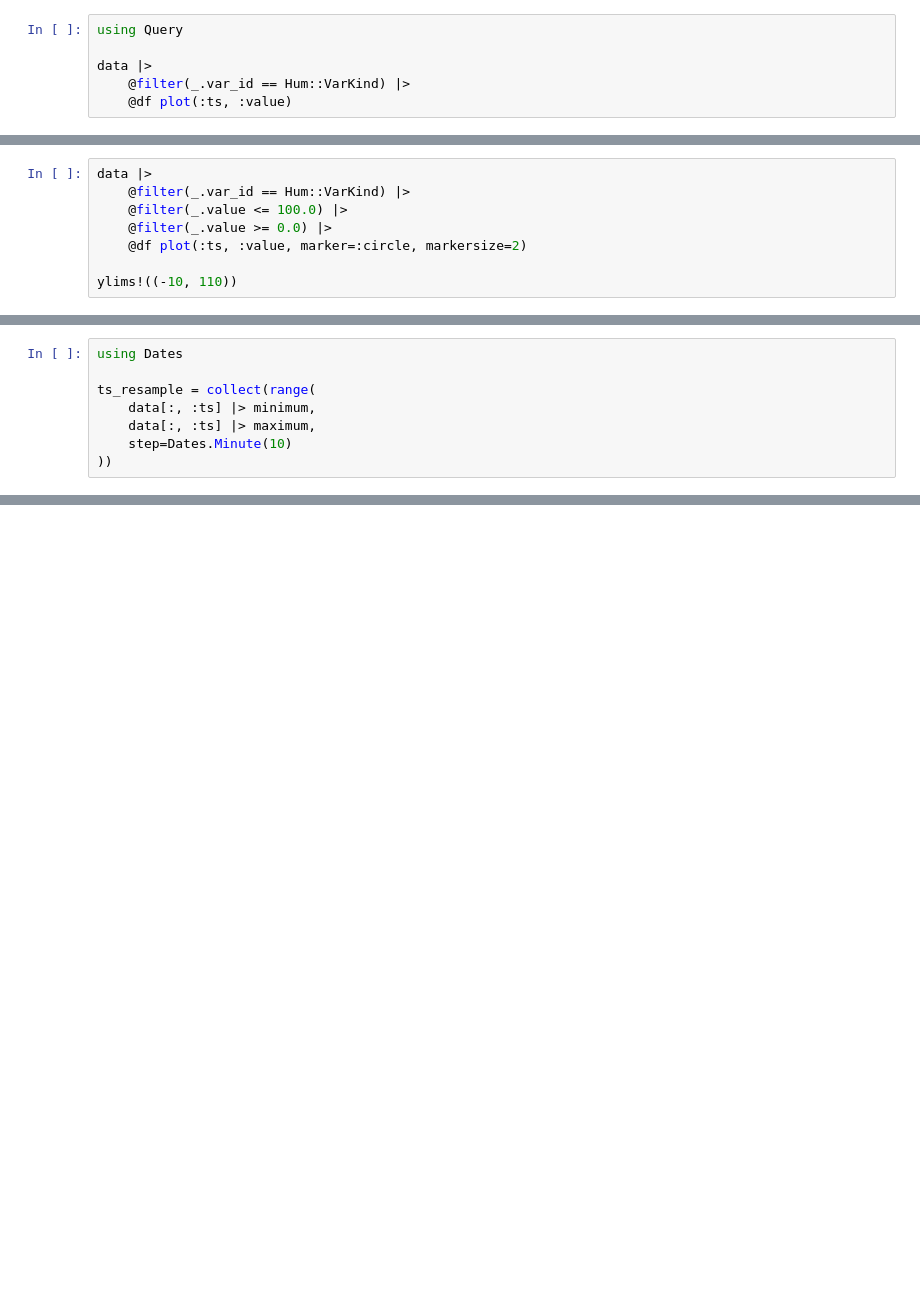
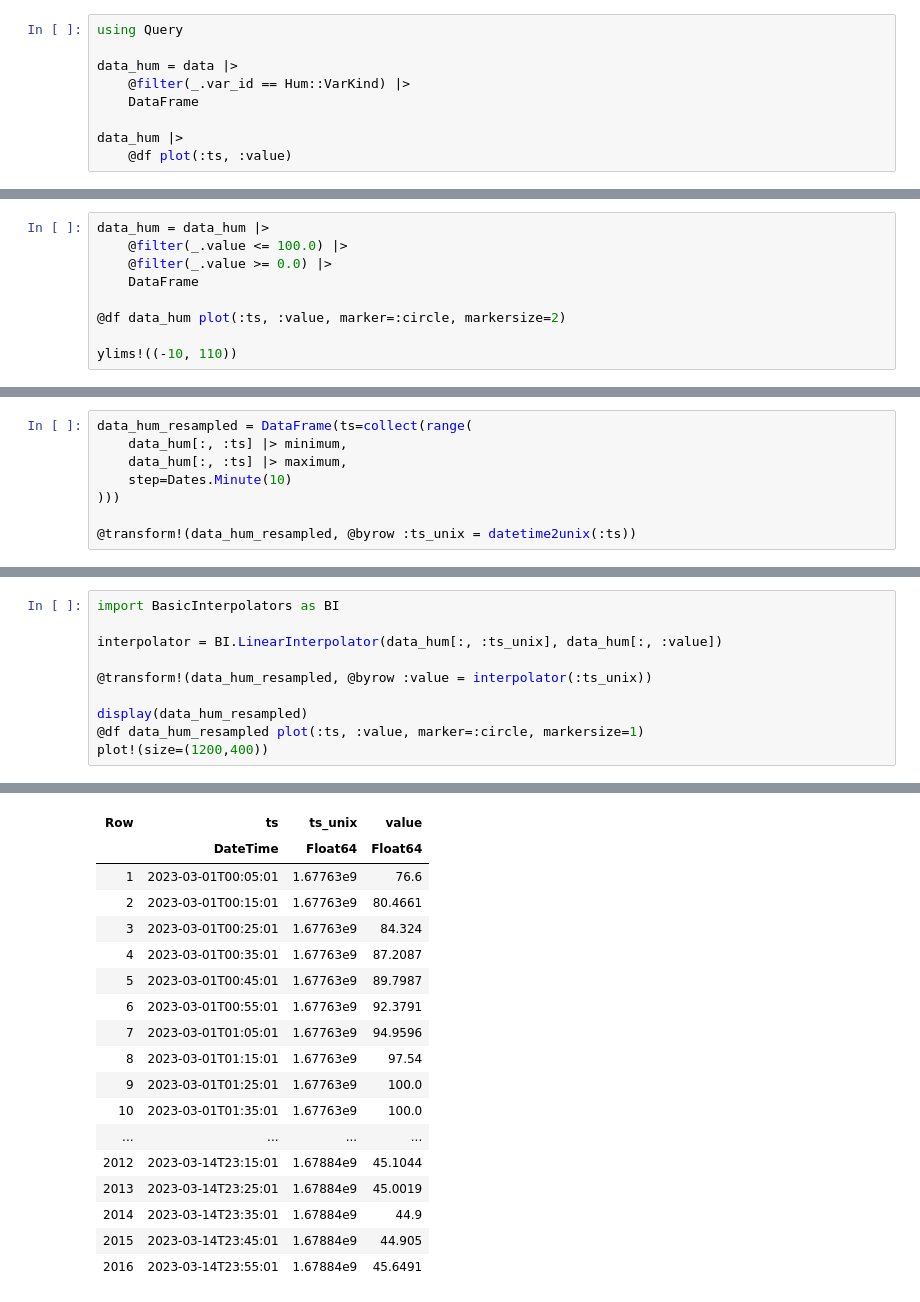
Before and after one commit to viperML/ici-parsing, a Jupyter notebook: montecoche.ipynb, the cells around one changed output, grey strips where cells are left out. Drawn from its saved outputs; the diff is of its cells as text; blank space fills up the shorter version.

Commit message:
resample

```diff
--- a/montecoche.ipynb
+++ b/montecoche.ipynb
@@ -62,27 +64,31 @@ data = CSV.File(
 # %%
 using Query
 
-data |>
+data_hum = data |>
     @filter(_.var_id == Hum::VarKind) |>
+    DataFrame
+
+data_hum |>
     @df plot(:ts, :value)
 # %% [output]
 [interactive output not drawn]
 # %%
-data |>
-    @filter(_.var_id == Hum::VarKind) |>
+data_hum = data_hum |>
     @filter(_.value <= 100.0) |>
     @filter(_.value >= 0.0) |>
-    @df plot(:ts, :value, marker=:circle, markersize=2)
+    DataFrame
+
+@df data_hum plot(:ts, :value, marker=:circle, markersize=2)
 
 ylims!((-10, 110))
 # %% [output]
 [interactive output not drawn]
 # %%
-using Dates
+data_hum_resampled = DataFrame(ts=collect(range(
+    data_hum[:, :ts] |> minimum,
+    data_hum[:, :ts] |> maximum,
+    step=Dates.Minute(10)
+)))
 
-ts_resample = collect(range(
-    data[:, :ts] |> minimum,
-    data[:, :ts] |> maximum,
-    step=Dates.Minute(10)
-))
+@transform!(data_hum_resampled, @byrow :ts_unix = datetime2unix(:ts))
 # %% [output]
@@ -105,0 +115,11 @@ ts_resample = collect(range(
+# %%
+import BasicInterpolators as BI
+
+interpolator = BI.LinearInterpolator(data_hum[:, :ts_unix], data_hum[:, :value])
+
+@transform!(data_hum_resampled, @byrow :value = interpolator(:ts_unix))
+
+display(data_hum_resampled)
+@df data_hum_resampled plot(:ts, :value, marker=:circle, markersize=1)
+plot!(size=(1200,400))
+# %% [output]
@@ -105,0 +128,18 @@ ts_resample = collect(range(
+| Row | ts | ts_unix | value |
+|  | DateTime | Float64 | Float64 |
+| 1 | 2023-03-01T00:05:01 | 1.67763e9 | 76.6 |
+| 2 | 2023-03-01T00:15:01 | 1.67763e9 | 80.4661 |
+| 3 | 2023-03-01T00:25:01 | 1.67763e9 | 84.324 |
+| 4 | 2023-03-01T00:35:01 | 1.67763e9 | 87.2087 |
+| 5 | 2023-03-01T00:45:01 | 1.67763e9 | 89.7987 |
+| 6 | 2023-03-01T00:55:01 | 1.67763e9 | 92.3791 |
+| 7 | 2023-03-01T01:05:01 | 1.67763e9 | 94.9596 |
+| 8 | 2023-03-01T01:15:01 | 1.67763e9 | 97.54 |
+| 9 | 2023-03-01T01:25:01 | 1.67763e9 | 100.0 |
+| 10 | 2023-03-01T01:35:01 | 1.67763e9 | 100.0 |
+| ... | ... | ... | ... |
+| 2012 | 2023-03-14T23:15:01 | 1.67884e9 | 45.1044 |
+| 2013 | 2023-03-14T23:25:01 | 1.67884e9 | 45.0019 |
+| 2014 | 2023-03-14T23:35:01 | 1.67884e9 | 44.9 |
+| 2015 | 2023-03-14T23:45:01 | 1.67884e9 | 44.905 |
+| 2016 | 2023-03-14T23:55:01 | 1.67884e9 | 45.6491 |
```
Also changed, not shown: parts of 4 cells of this notebook, 2 other files.
